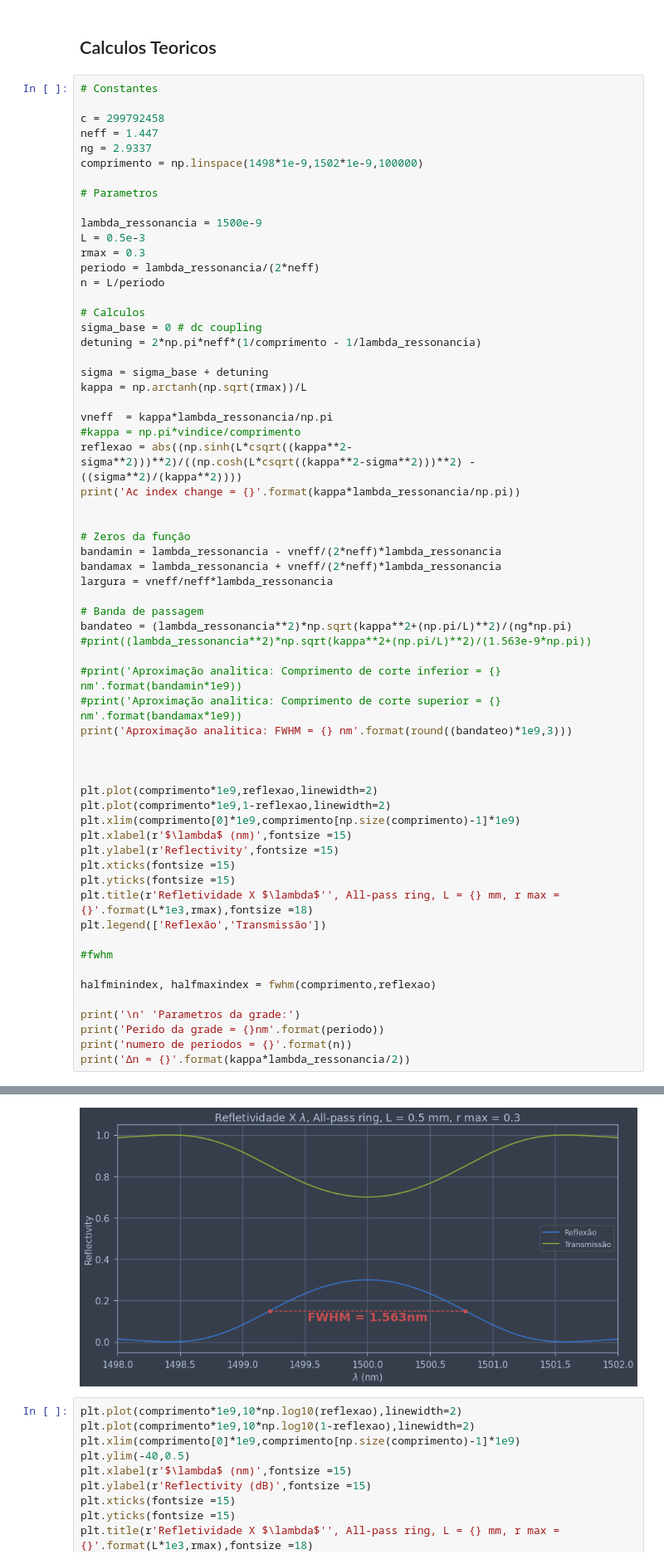
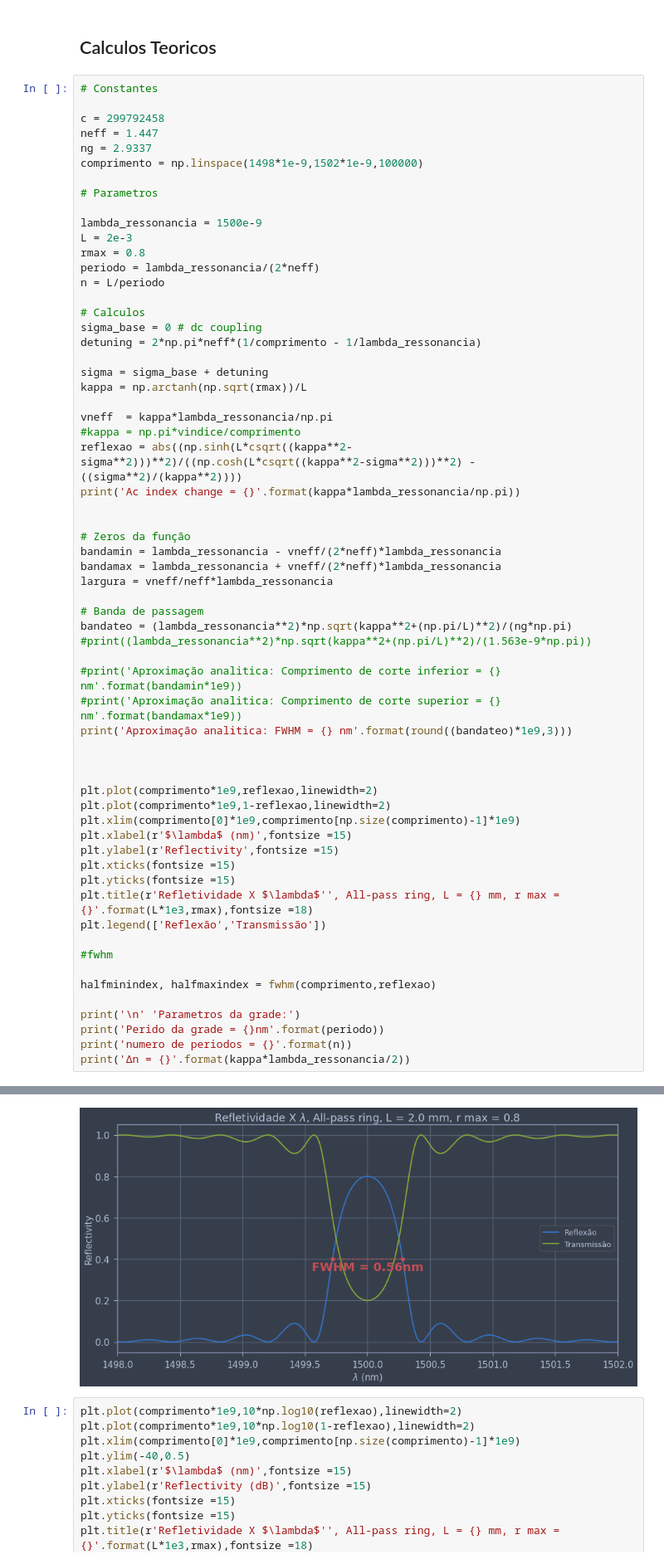
Before and after one commit to LucasLobo7/Bragg-Gratings, a Jupyter notebook: simulations/Calculations.ipynb, the cells around one changed output, grey strips where cells are left out. Shown at 83% size. Saved outputs shown, nothing was run; the diff lists cells and outputs as text.

```diff
--- a/simulations/python/Calculations.ipynb
+++ b/simulations/Calculations.ipynb
@@ -86,8 +86,8 @@ comprimento = np.linspace(1498*1e-9,1502*1e-9,100000)
 # Parametros
 
 lambda_ressonancia = 1500e-9
-L = 0.5e-3
-rmax = 0.3
+L = 2e-3
+rmax = 0.8
 periodo = lambda_ressonancia/(2*neff)
 n = L/periodo
 
@@ -149,4 +149,4 @@ numero de periodos = 964.6666666666667
-[figure, old version]
+[figure, new version]
 # %%
 plt.plot(comprimento*1e9,10*np.log10(reflexao),linewidth=2)
 plt.plot(comprimento*1e9,10*np.log10(1-reflexao),linewidth=2)
```
Also changed, not shown: parts of 6 cells of this notebook, 4 other files.
